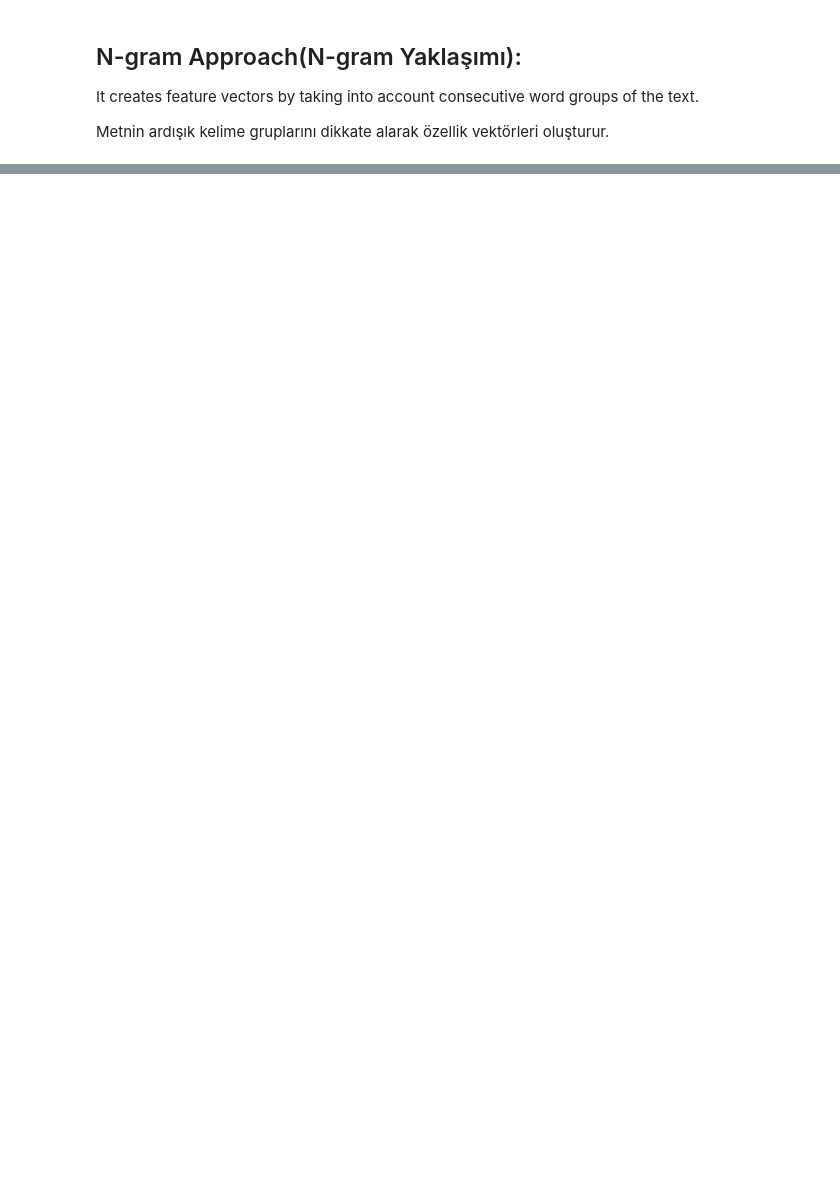
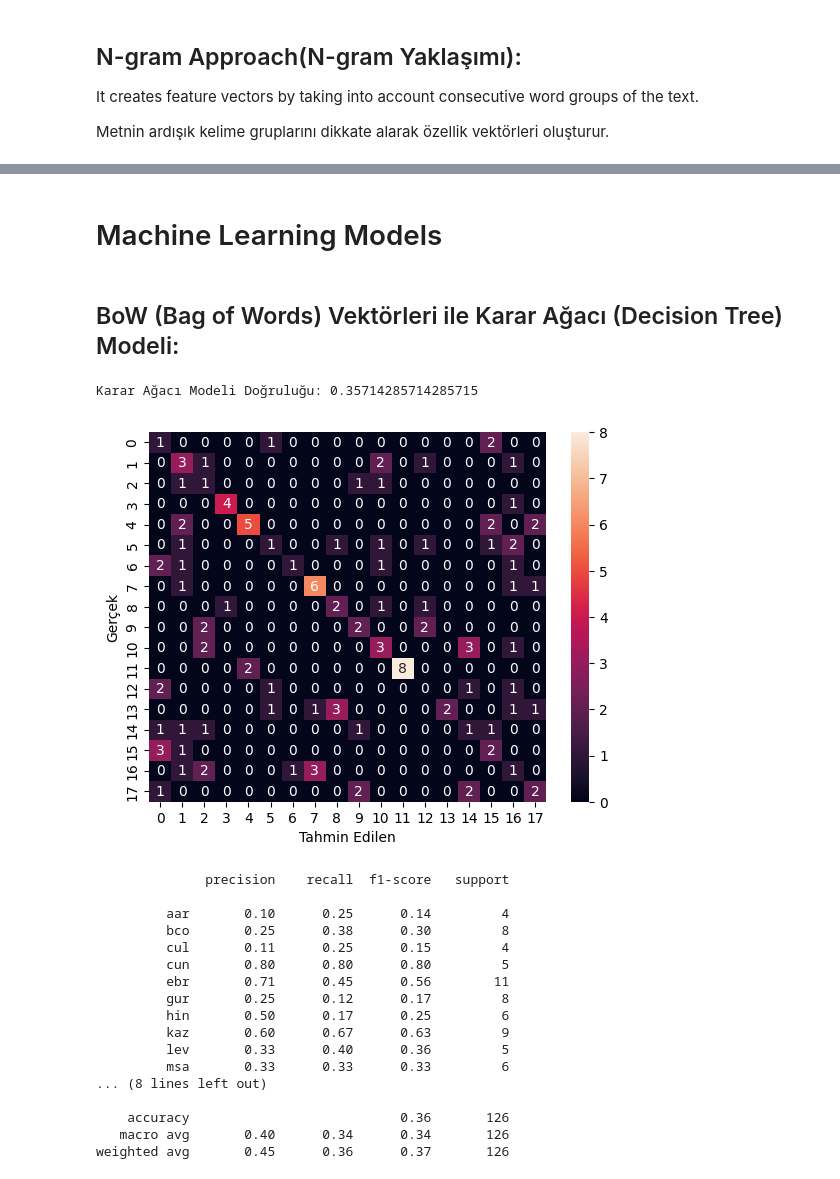
Before and after one commit to Z-U-k0rkmaz/TextMiningProject, a Jupyter notebook: main.ipynb, the cells around one changed output, grey strips where cells are left out. Drawn from its saved outputs; the diff is of its cells as text; code cells hidden in the pictures; blank space fills up the shorter version.

```diff
--- a/main.ipynb
+++ b/main.ipynb
@@ -90,0 +122,7 @@ Metinde geçen kelimelerin varlığını temsil eden bir vektör oluşturur. BoW
+# %%
+# Create BoW vector - BoW vektörlerini oluşturma
+bow_vectorizer = CountVectorizer()
+bow_matrix = bow_vectorizer.fit_transform(x)
+
+example_bow_vector = bow_matrix[0]
+print("BoW Vektörü (Örnek):", example_bow_vector)
@@ -95,0 +179,47 @@ Metnin ardışık kelime gruplarını dikkate alarak özellik vektörleri oluşt
+# %% [markdown]
+# Machine Learning Models
+# %% [markdown]
+## BoW (Bag of Words) Vektörleri ile Karar Ağacı (Decision Tree) Modeli:
+# %%
+# Verileri eğitim ve test setlerine ayırma
+x_train, x_test, y_train, y_test = train_test_split(bow_matrix, y, test_size=0.2, random_state=42)
+
+# Karar Ağacı modelini oluşturma ve eğitme
+decision_tree = DecisionTreeClassifier()
+decision_tree.fit(x_train, y_train)
+
+# Test seti üzerinde modelin performansını değerlendirme
+y_pred = decision_tree.predict(x_test)
+accuracy = accuracy_score(y_test, y_pred)
+print("Karar Ağacı Modeli Doğruluğu:", accuracy)
+
+# Karar Ağacı modelinin performansını görselleştirme
+conf_matrix = confusion_matrix(y_test, y_pred)
+sns.heatmap(conf_matrix, annot=True, fmt='d')
+plt.xlabel('Tahmin Edilen')
+plt.ylabel('Gerçek')
+plt.show()
+
+# Sınıflandırma raporunu görüntüleme
+class_report = classification_report(y_test, y_pred)
+print(class_report)
+# %% [output]
+Karar Ağacı Modeli Doğruluğu: 0.35714285714285715
+[figure, added]
+              precision    recall  f1-score   support
+
+         aar       0.10      0.25      0.14         4
+         bco       0.25      0.38      0.30         8
+         cul       0.11      0.25      0.15         4
+         cun       0.80      0.80      0.80         5
+         ebr       0.71      0.45      0.56        11
+         gur       0.25      0.12      0.17         8
+         hin       0.50      0.17      0.25         6
+         kaz       0.60      0.67      0.63         9
+         lev       0.33      0.40      0.36         5
+         msa       0.33      0.33      0.33         6
+... (8 lines left out)
+
+    accuracy                           0.36       126
+   macro avg       0.40      0.34      0.34       126
+weighted avg       0.45      0.36      0.37       126
```
Also changed, not shown: parts of 9 cells of this notebook.
